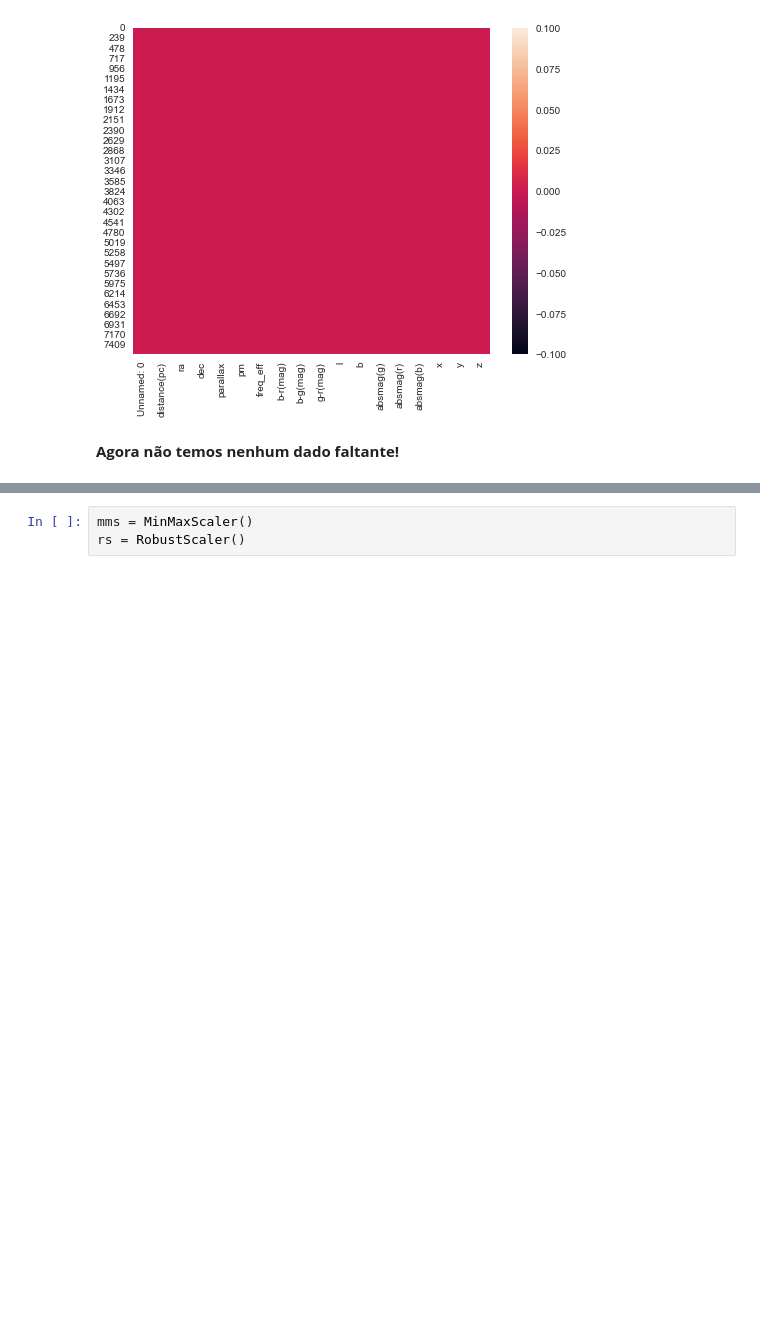
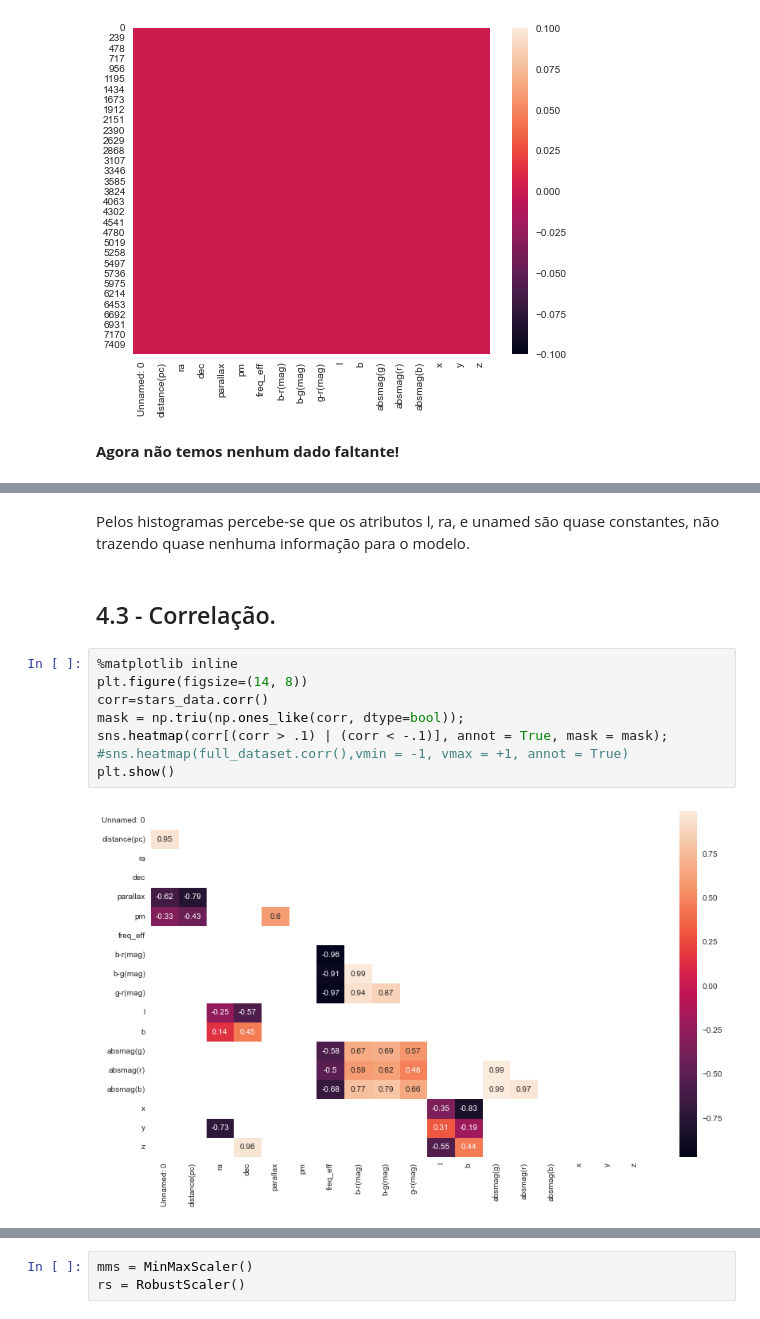
Before and after one commit to Di-carvalho/classifica-o_de_estrelas_GAIA-Clustering, a Jupyter notebook: star_classification-gaia.ipynb, the cells around one changed output, grey strips where cells are left out. Cells and saved outputs as stored; diff of their text form; blank space fills up the shorter version.

```diff
--- a/star_classification-gaia.ipynb
+++ b/star_classification-gaia.ipynb
@@ -747,0 +553,14 @@ z: Probably Not Gaussian
+# %% [markdown]
+Pelos histogramas percebe-se que os atributos l, ra, e unamed são quase constantes, não trazendo quase nenhuma informação para o modelo.
+# %% [markdown]
+## 4.3 -  Correlação.
+# %%
+%matplotlib inline
+plt.figure(figsize=(14, 8))
+corr=stars_data.corr()
+mask = np.triu(np.ones_like(corr, dtype=bool));
+sns.heatmap(corr[(corr > .1) | (corr < -.1)], annot = True, mask = mask);
+#sns.heatmap(full_dataset.corr(),vmin = -1, vmax = +1, annot = True)
+plt.show()
+# %% [output]
+[figure, added]
```
Also changed, not shown: parts of 37 cells of this notebook.
